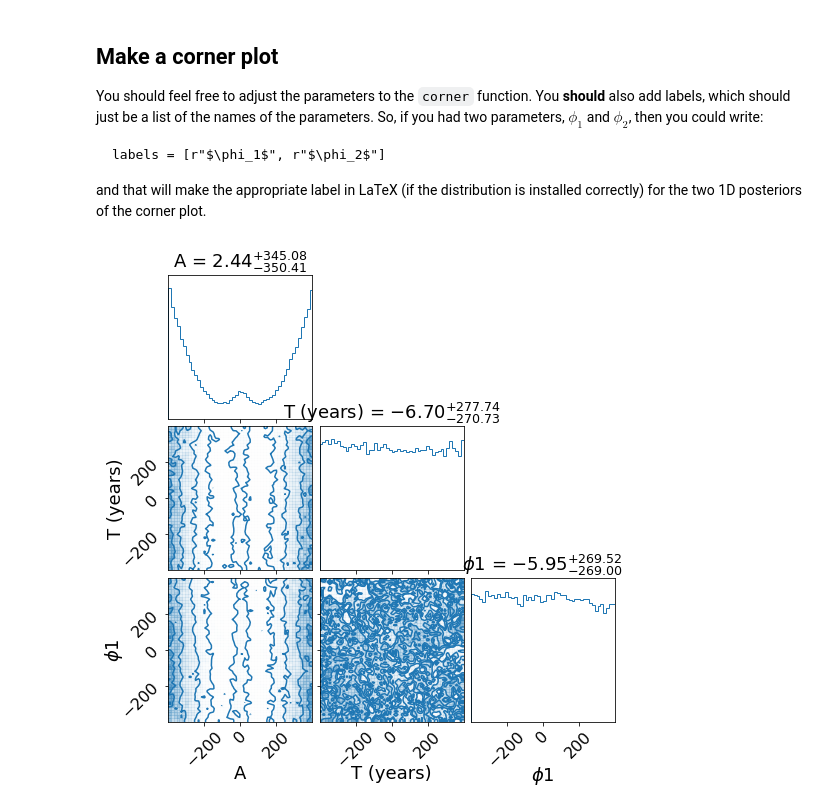
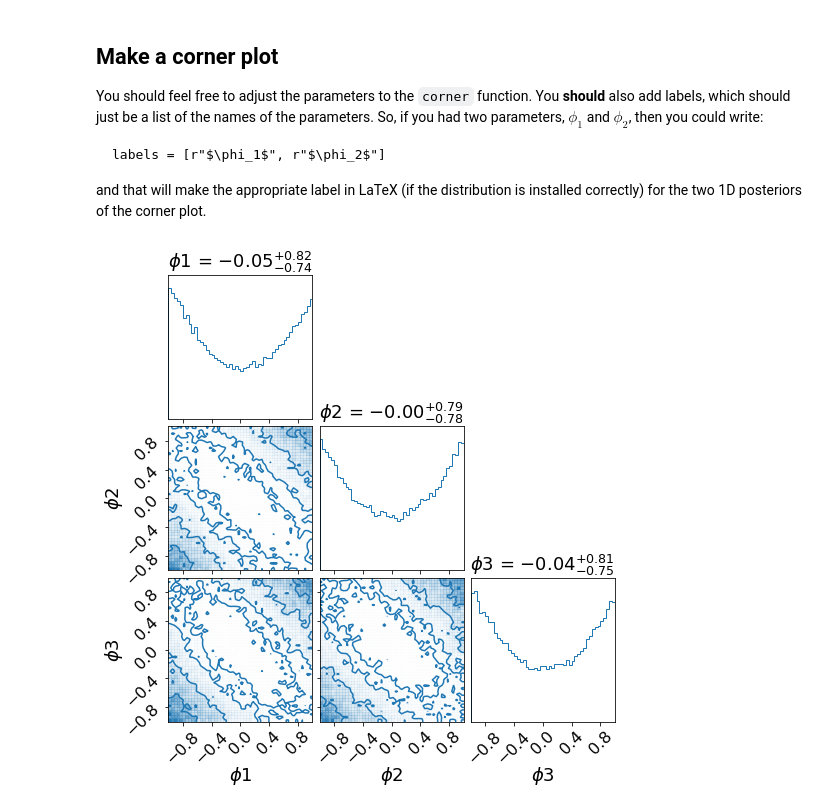
Before and after one commit to zrd7527/ASTP720, a Jupyter notebook: HW9-sunspots.ipynb, the cells around one changed output. Saved outputs shown, nothing was run; the diff lists cells and outputs as text; code cells hidden in the pictures.

```diff
--- a/HW9-sunspots.ipynb
+++ b/HW9-sunspots.ipynb
@@ -47,7 +47,7 @@ def lnprior(theta):
     """
     retval = 0.0
     for i in range(len(theta)):
-        if np.abs(theta[i]) > 400.0:
+        if np.abs(theta[i]) > 1.0:
             retval = -np.inf
     return(retval)
 # %% [markdown]
@@ -68,12 +68,18 @@ def lnlike(theta, data):
     """
     residuals = 0
     for j in range(1, len(data)):
-        amp = theta[0]
-        phase = j % theta[1]
-        phi0 = theta[2]
-        paramtot = np.abs(amp*np.sin(data[j-1]*phase + phi0))
+        Z1 = theta[0]*data[j-1]
+        if j > 11:
+            Z2 = theta[1]*data[j-12]
+        else:
+            Z2 = 0
+        if j > 130:
+            Z3 = theta[2]*data[j-131]
+        else:
+            Z3 = 0
+        paramtot = Z1+Z2+Z3
         diff = data[j] - paramtot
-        residuals += diff**2
+        residuals += paramtot**2
     return(np.log(residuals))
 # %% [markdown]
 ## Define total (log-)probability
@@ -97,7 +103,7 @@ niter = 50000
 # and your initial guesses for a, b, and c were 5, 3, and 8, respectively, then you would write
 # pinit = np.array([5, 3, 8])
 # Make sure the guesses are allowed inside your lnprior range!
-pinit = np.array([200, 22, 7])
+pinit = np.array([0.6, 0.4, 0.7])
 # Number of dimensions of parameter space
 ndim = len(pinit)
 # Perturbed set of initial guesses. Have your walkers all start out at
@@ -162,10 +168,10 @@ labels = [r"$\phi_1$", r"$\phi_2$"]
 
 and that will make the appropriate label in LaTeX (if the distribution is installed correctly) for the two 1D posteriors of the corner plot.
 # %%
-labels = ['A', 'T (years)', r'$\phi1$']
+labels = [r'$\phi1$', r'$\phi2$', r'$\phi3$']
 fig = corner.corner(samples, bins=50, color='C0', smooth=0.5, plot_datapoints=False, plot_density=True, \
                     plot_contours=True, fill_contour=False, show_titles=True, labels=labels)
 fig.savefig("corner.png")
 show()
 # %% [output]
-[figure, old version]
+[figure, new version]
```
Also changed, not shown: parts of 2 cells of this notebook, 1 other file.
